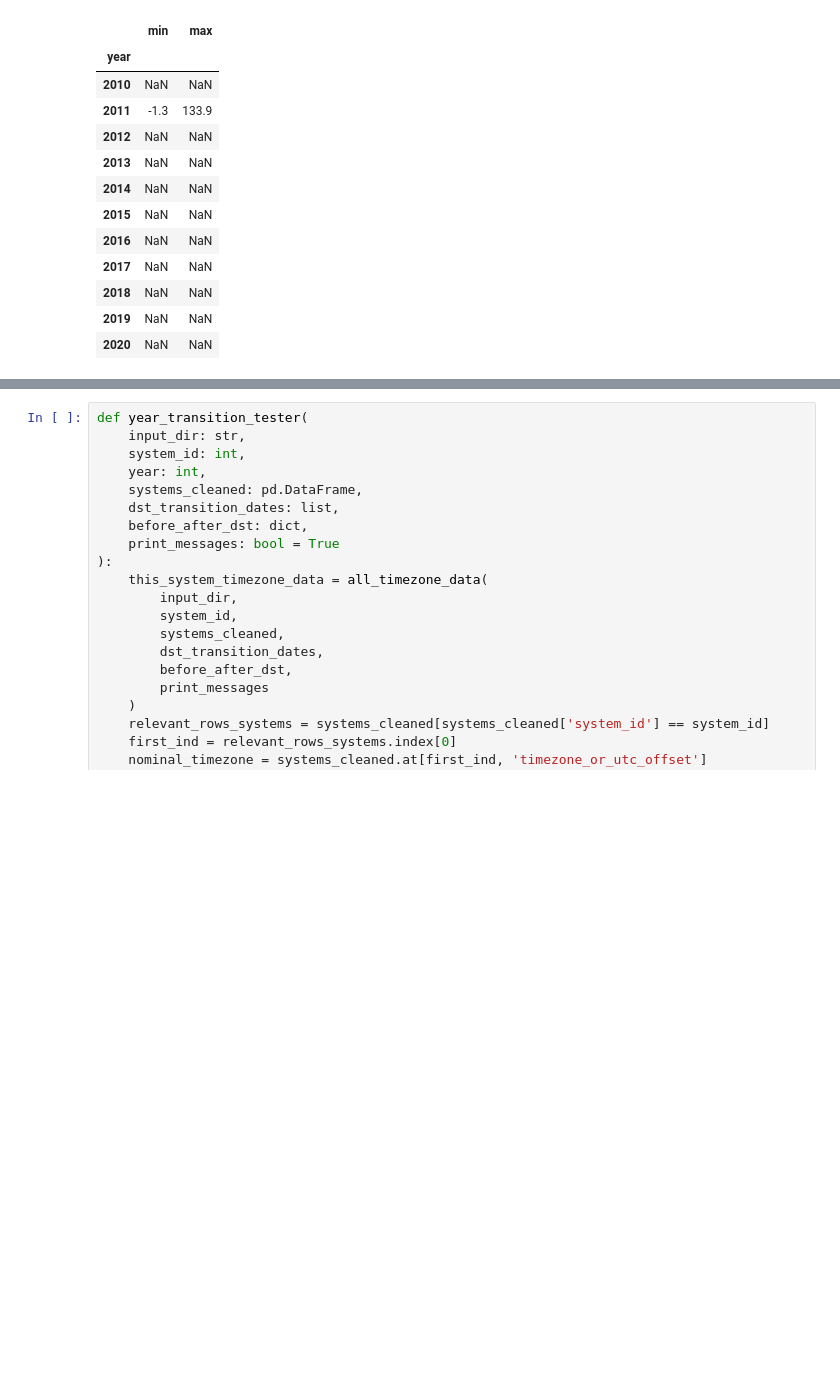
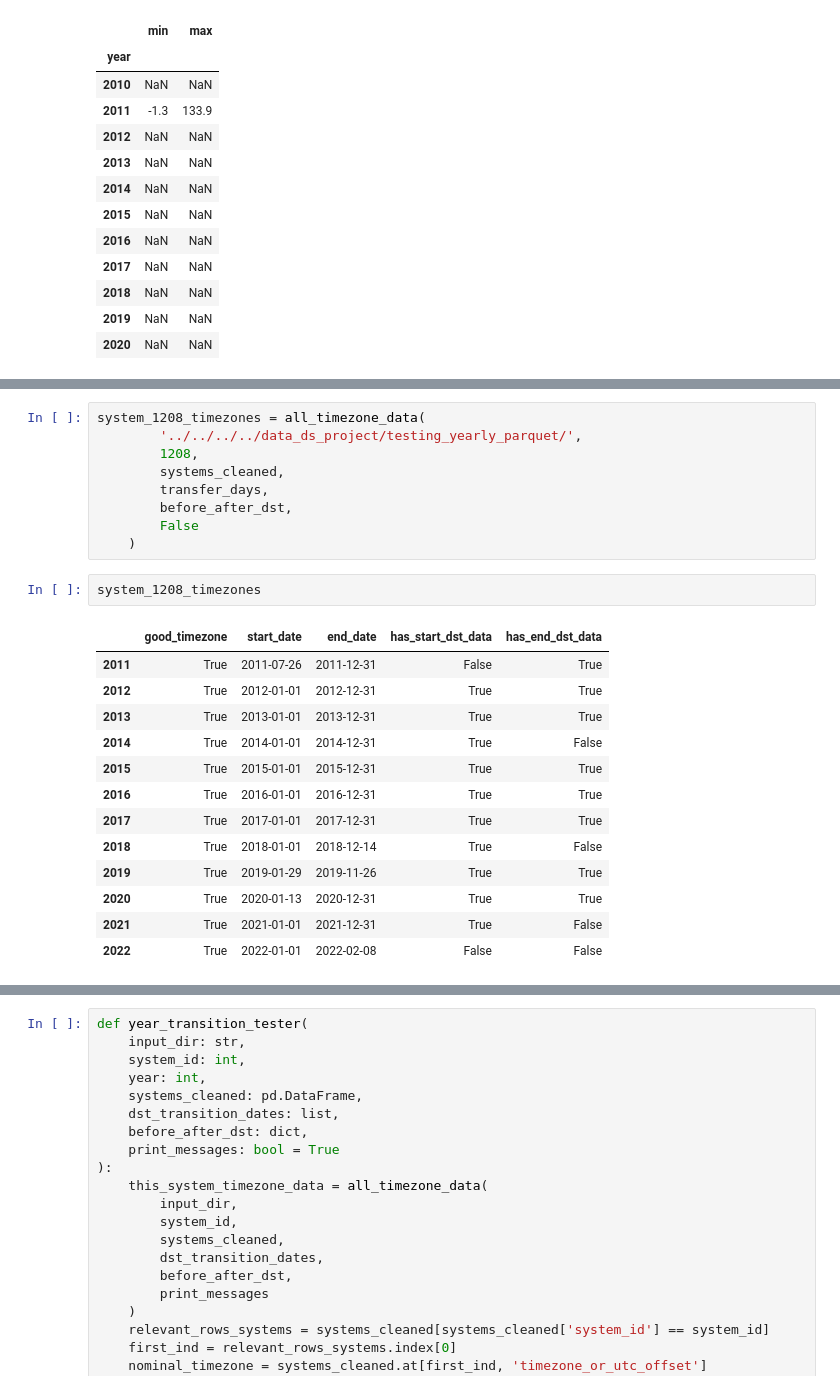
Before and after one commit to Erdos-Projects/predicting-day-ahead-solar-power-production, a Jupyter notebook: src/data/weather/pvlib_practice_CEB.ipynb, the cells around one changed output, grey strips where cells are left out. Cells and saved outputs as stored; diff of their text form; blank space fills up the shorter version.

```diff
--- a/src/data/weather/pvlib_practice_CEB.ipynb
+++ b/src/data/weather/pvlib_practice_CEB.ipynb
@@ -1668,0 +1834,25 @@ def starting_hour_consistency(
+# %%
+system_1208_timezones = all_timezone_data(
+        '../../../../data_ds_project/testing_yearly_parquet/',
+        1208,
+        systems_cleaned,
+        transfer_days,
+        before_after_dst,
+        False
+    )
+# %%
+system_1208_timezones
+# %% [output]
+|  | good_timezone | start_date | end_date | has_start_dst_data | has_end_dst_data |
+| 2011 | True | 2011-07-26 | 2011-12-31 | False | True |
+| 2012 | True | 2012-01-01 | 2012-12-31 | True | True |
+| 2013 | True | 2013-01-01 | 2013-12-31 | True | True |
+| 2014 | True | 2014-01-01 | 2014-12-31 | True | False |
+| 2015 | True | 2015-01-01 | 2015-12-31 | True | True |
+| 2016 | True | 2016-01-01 | 2016-12-31 | True | True |
+| 2017 | True | 2017-01-01 | 2017-12-31 | True | True |
+| 2018 | True | 2018-01-01 | 2018-12-14 | True | False |
+| 2019 | True | 2019-01-29 | 2019-11-26 | True | True |
+| 2020 | True | 2020-01-13 | 2020-12-31 | True | True |
+| 2021 | True | 2021-01-01 | 2021-12-31 | True | False |
+| 2022 | True | 2022-01-01 | 2022-02-08 | False | False |
```
Also changed, not shown: parts of 24 cells of this notebook, 5 other files.
